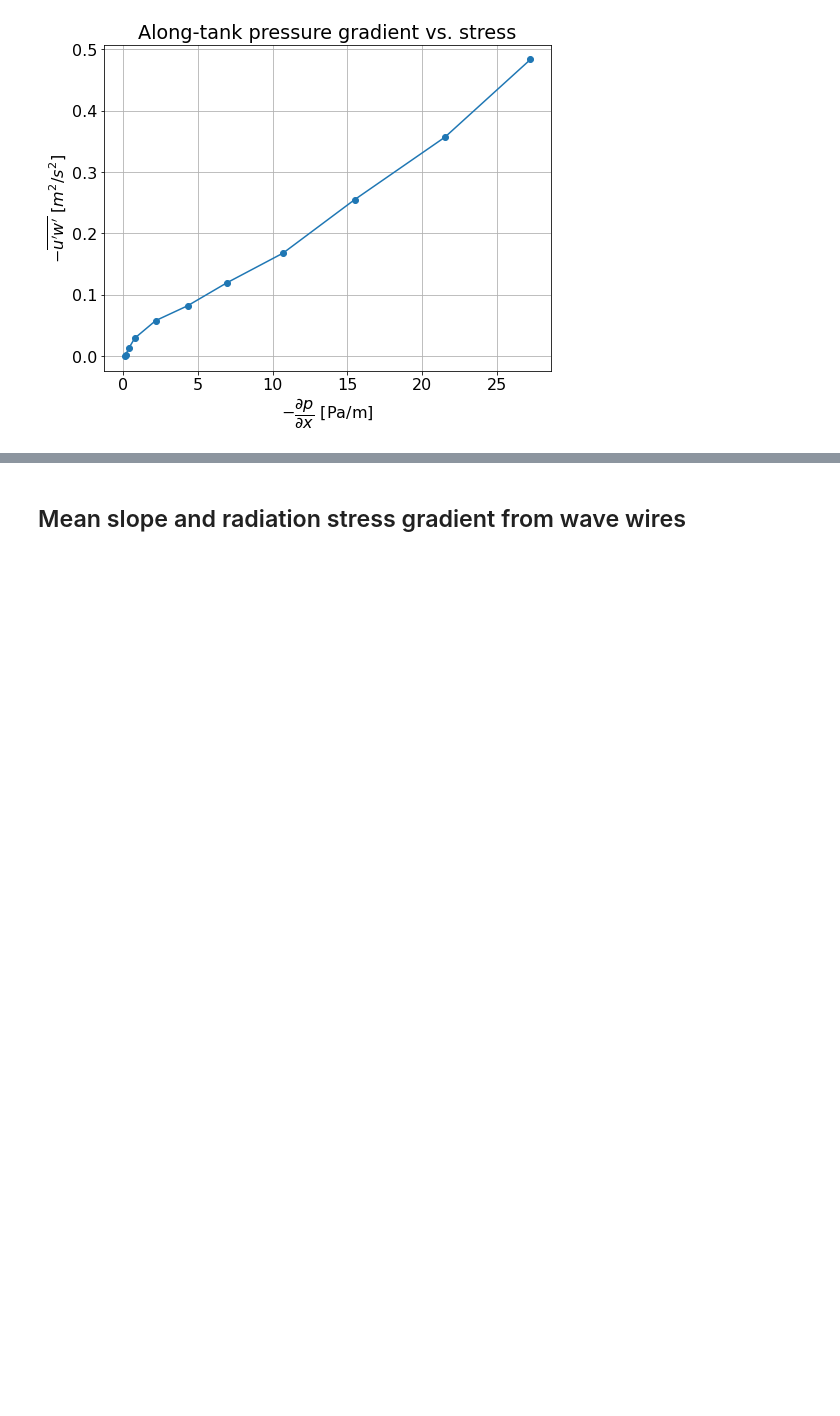
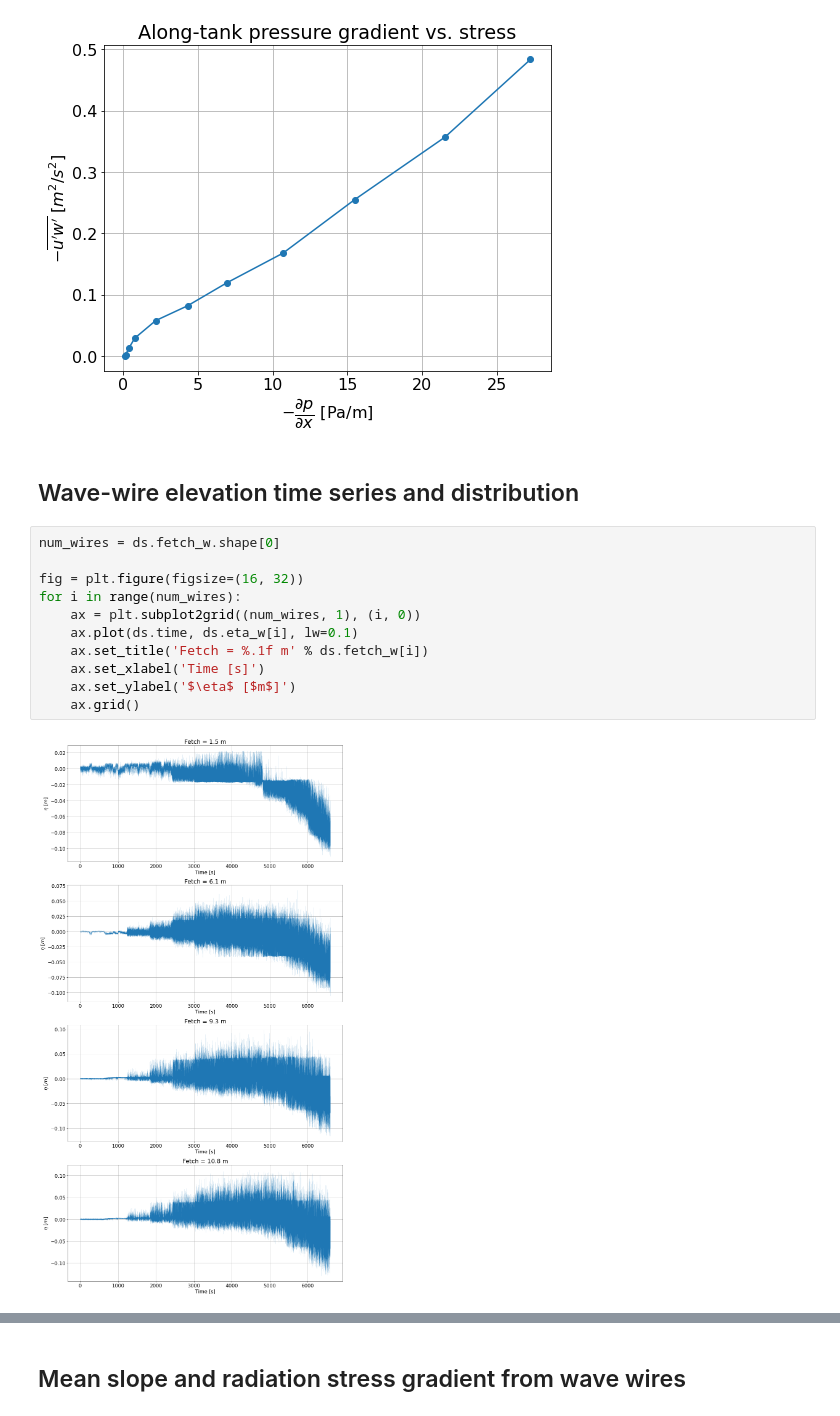
Before and after one commit to sustain-lab/sustain-drag-2020, a Jupyter notebook: momentum_budget_20201106.ipynb, the cells around one changed output, grey strips where cells are left out. Drawn from its saved outputs; the diff is of its cells as text; blank space fills up the shorter version.

Commit message:
add wavewire elevation time series and distribution

```diff
--- a/momentum_budget_20201106.ipynb
+++ b/momentum_budget_20201106.ipynb
@@ -260,3 +260,18 @@ plt.title('Along-tank pressure gradient vs. stress')
 plt.grid()
 # %% [output]
 [figure]
+# %% [markdown]
+## Wave-wire elevation time series and distribution
+# %%
+num_wires = ds.fetch_w.shape[0]
+
+fig = plt.figure(figsize=(16, 32))
+for i in range(num_wires):
+    ax = plt.subplot2grid((num_wires, 1), (i, 0))
+    ax.plot(ds.time, ds.eta_w[i], lw=0.1)
+    ax.set_title('Fetch = %.1f m' % ds.fetch_w[i])
+    ax.set_xlabel('Time [s]')
+    ax.set_ylabel('$\eta$ [$m$]')
+    ax.grid()
+# %% [output]
+[figure, added]
```
Also changed, not shown: parts of 2 cells of this notebook.
